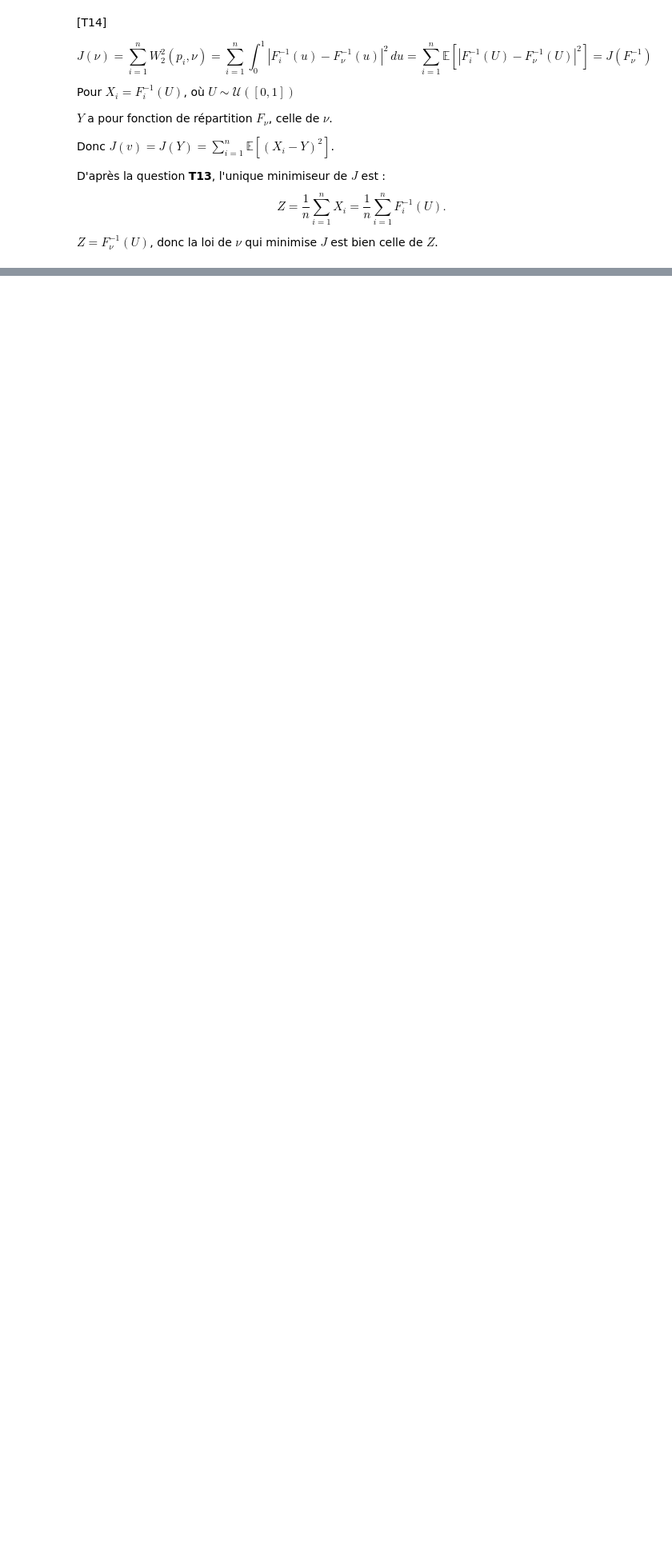
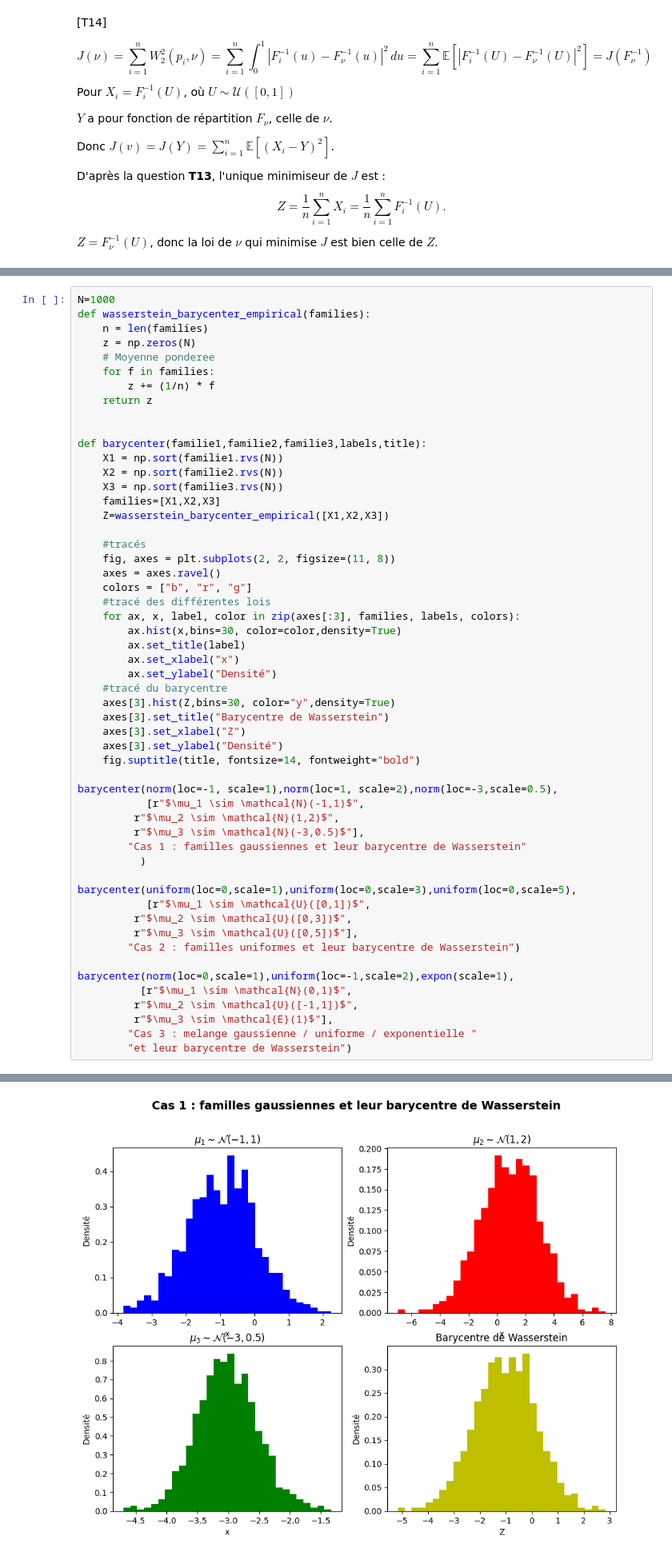
Before and after one commit to GPotoshin/Interpolation-entre-mesures-de-probabilit-s-Python-Project, a Jupyter notebook: final_notebook.ipynb, the cells around one changed output, grey strips where cells are left out. Shown at 80% size. Drawn from its saved outputs; the diff is of its cells as text; blank space fills up the shorter version.

```diff
--- a/final_notebook.ipynb
+++ b/final_notebook.ipynb
@@ -550,3 +576,58 @@ $Z = F_{\nu}^{-1}(U)$, donc la loi de $\nu$ qui minimise $J$ est bien celle de $
     Ainsi $\frac{1}{n}\sum_{i=1}^{n}F_i^{-1}(u) = \frac{1}{n}\sum_{i=1}^{n}(m_i + \sigma_i \phi^{-1}(u)) = \frac{1}{n}\sum_{i=1}^{n}m_i + \phi^{-1}(u) \times \frac{1}{n}\sum_{i=1}^{n}\sigma_i$.
 
     Donc $\hat{u} \sim\mathcal{N}\left(\frac{1}{n}\sum_{i=1}^{n}m_i, \left(\frac{1}{n}\sum_{i=1}^{n}\sigma_i\right)^2\right)$.
+# %%
+N=1000
+def wasserstein_barycenter_empirical(families):
+    n = len(families)
+    z = np.zeros(N)
+    # Moyenne ponderee
+    for f in families:
+        z += (1/n) * f
+    return z
+
+
+def barycenter(familie1,familie2,familie3,labels,title):
+    X1 = np.sort(familie1.rvs(N))
+    X2 = np.sort(familie2.rvs(N))
+    X3 = np.sort(familie3.rvs(N))
+    families=[X1,X2,X3]
+    Z=wasserstein_barycenter_empirical([X1,X2,X3])
+
+    #tracés
+    fig, axes = plt.subplots(2, 2, figsize=(11, 8))
+    axes = axes.ravel()
+    colors = ["b", "r", "g"]
+    #tracé des différentes lois
+    for ax, x, label, color in zip(axes[:3], families, labels, colors):
+        ax.hist(x,bins=30, color=color,density=True)
+        ax.set_title(label)
+        ax.set_xlabel("x")
+        ax.set_ylabel("Densité")
+    #tracé du barycentre
+    axes[3].hist(Z,bins=30, color="y",density=True)
+    axes[3].set_title("Barycentre de Wasserstein")
+    axes[3].set_xlabel("Z")
+    axes[3].set_ylabel("Densité")
+    fig.suptitle(title, fontsize=14, fontweight="bold")
+
+barycenter(norm(loc=-1, scale=1),norm(loc=1, scale=2),norm(loc=-3,scale=0.5),
+           [r"$\mu_1 \sim \mathcal{N}(-1,1)$",
+         r"$\mu_2 \sim \mathcal{N}(1,2)$",
+         r"$\mu_3 \sim \mathcal{N}(-3,0.5)$"],
+        "Cas 1 : familles gaussiennes et leur barycentre de Wasserstein"
+          )
+
+barycenter(uniform(loc=0,scale=1),uniform(loc=0,scale=3),uniform(loc=0,scale=5),
+           [r"$\mu_1 \sim \mathcal{U}([0,1])$",
+         r"$\mu_2 \sim \mathcal{U}([0,3])$",
+         r"$\mu_3 \sim \mathcal{U}([0,5])$"],
+        "Cas 2 : familles uniformes et leur barycentre de Wasserstein")
+
+barycenter(norm(loc=0,scale=1),uniform(loc=-1,scale=2),expon(scale=1),
+          [r"$\mu_1 \sim \mathcal{N}(0,1)$",
+         r"$\mu_2 \sim \mathcal{U}([-1,1])$",
+         r"$\mu_3 \sim \mathcal{E}(1)$"],
+        "Cas 3 : melange gaussienne / uniforme / exponentielle "
+        "et leur barycentre de Wasserstein")
+# %% [output]
@@ -552,0 +635 @@ $Z = F_{\nu}^{-1}(U)$, donc la loi de $\nu$ qui minimise $J$ est bien celle de $
+[figure, added]
```
Also changed, not shown: parts of 10 cells of this notebook, 1 other file.
